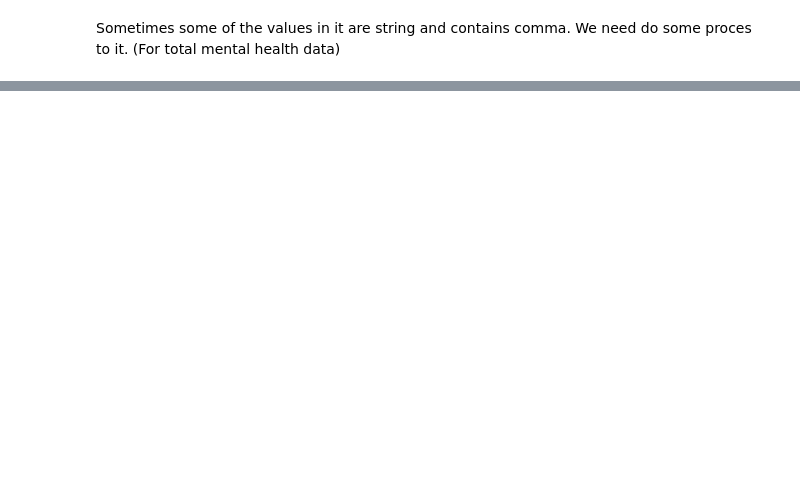
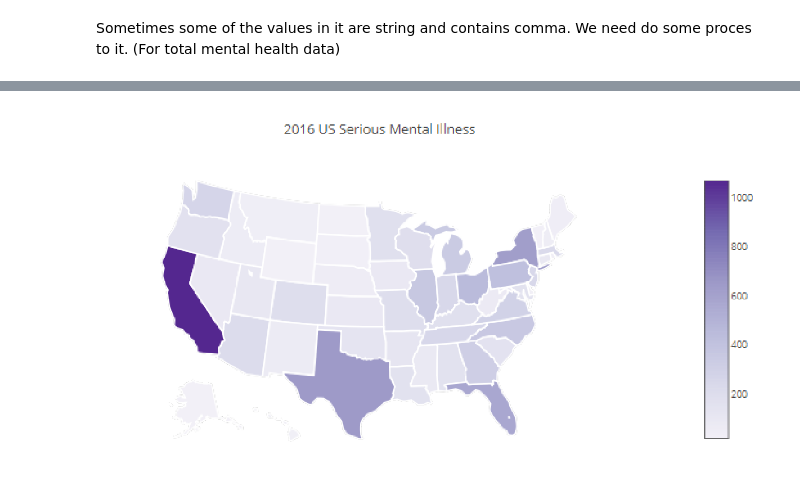
Before and after one commit to KennySitu/Team_Two_But_-1_In_Standings, a Jupyter notebook: Visualization/Visualization.ipynb, the cells around one changed output, grey strips where cells are left out. Saved outputs shown, nothing was run; the diff lists cells and outputs as text; code cells hidden in the pictures; blank space fills up the shorter version.

```diff
--- a/Visualization/Visualization.ipynb
+++ b/Visualization/Visualization.ipynb
@@ -346,0 +445,5 @@ plotPng('figure/heatmap_totalAMI.png')
+# %%
+plotPng('figure/Totals_SeriousMentalIllness.png')
+# heatmap of total number of Serious kind of Mental illness in each state
+# %% [output]
+[figure, added]
```
Also changed, not shown: parts of 23 cells of this notebook.
